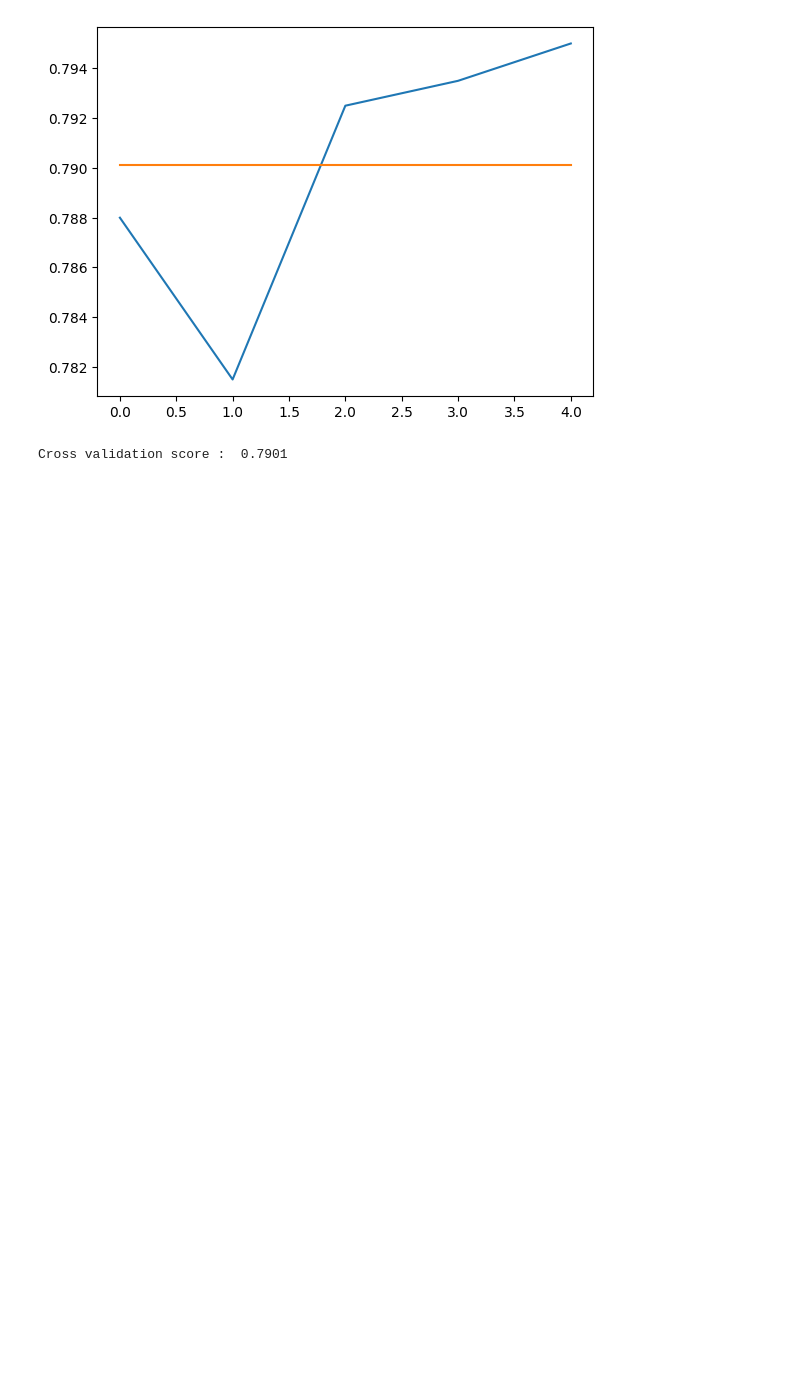
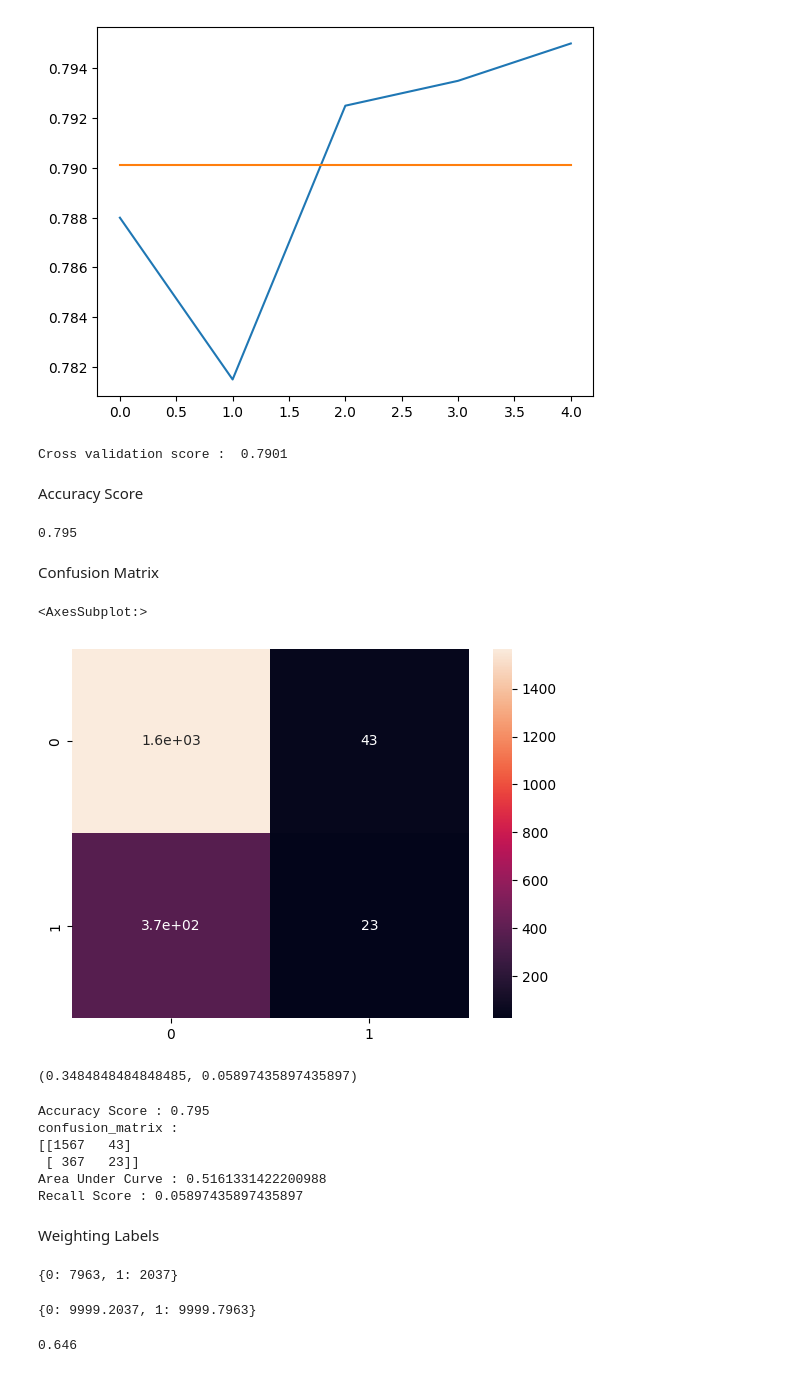
Before and after one commit to cihanmizrak/DataScience, a Jupyter notebook: churn/churn_analysis.ipynb, the cells around one changed output. Saved outputs shown, nothing was run; the diff lists cells and outputs as text; code cells hidden in the pictures; blank space fills up the shorter version.

Commit message:
churn_analysis
Confusion Matrix

```diff
--- a/churn/churn_analysis.ipynb
+++ b/churn/churn_analysis.ipynb
@@ -259,3 +259,16 @@ print("Cross validation score : ", np.mean(test_scores))
 # %% [output]
 [figure]
 Cross validation score :  0.7901
+# %% [markdown]
+Accuracy Score
+# %%
+Predictions = model.predict(X_test)
+
+def Accuracy(Thruths, Predictions):
+    return np.mean(Thruths == Predictions)
+
+Accuracy(y_test, Predictions)
+# %% [output]
+0.795
+# %% [markdown]
+Confusion Matrix
@@ -261,0 +289,39 @@ Cross validation score :  0.7901
+# %%
+import seaborn as sns
+matrix = confusion_matrix(y_test, Predictions)
+sns.heatmap(matrix, annot = True)
+# %% [output]
+<AxesSubplot:>
+[figure, added]
+# %%
+precision(1, matrix) , recall(1 , matrix)
+# %% [output]
+(0.3484848484848485, 0.05897435897435897)
+# %%
+print(f'Accuracy Score : {accuracy_score(y_test, Predictions)}')
+print(f'confusion_matrix : \n{confusion_matrix(y_test, Predictions)}')
+print(f'Area Under Curve : {roc_auc_score(y_test, Predictions)}')
+print(f'Recall Score : {recall_score(y_test, Predictions)}')
+# %% [output]
+Accuracy Score : 0.795
+confusion_matrix :
+[[1567   43]
+ [ 367   23]]
+Area Under Curve : 0.5161331422200988
+Recall Score : 0.05897435897435897
+# %% [markdown]
+Weighting Labels
+# %%
+# finding class weights
+value_counts = dict(data['Exited'].value_counts())
+print(value_counts)
+# %% [output]
+{0: 7963, 1: 2037}
+# %%
+class_weights = {}
+for key , value in value_counts.items():
+    class_weights[key] = sum(value_counts.values()) - value / sum(value_counts.values())
+
+class_weights
+# %% [output]
+{0: 9999.2037, 1: 9999.7963}
@@ -261,0 +338,4 @@ Cross validation score :  0.7901
+# %%
+Accuracy(y_test, predictions)
+# %% [output]
+0.646
```
Also changed, not shown: parts of 6 cells of this notebook.
